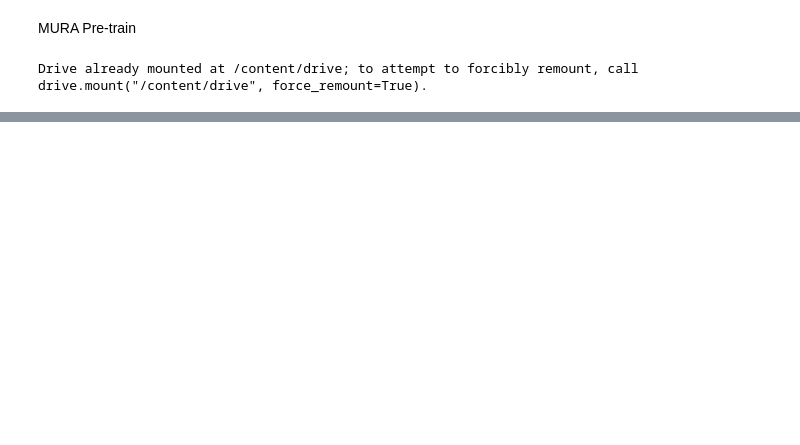
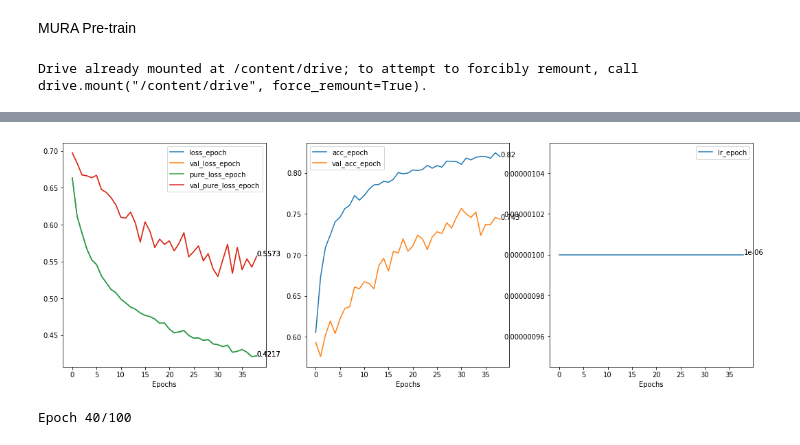
Before and after one commit to vladyorsh/bak, a Jupyter notebook: ra2.ipynb, the cells around one changed output, grey strips where cells are left out. Cells and saved outputs as stored; diff of their text form; code cells hidden in the pictures; blank space fills up the shorter version.

```diff
--- a/ra2.ipynb
+++ b/ra2.ipynb
@@ -563,0 +15,5 @@ hand_model_history = hand_model.fit_generator(
+# %%
+#@title Paths definition
+data_folder='/content/drive/My Drive/Work/ML/RA2/mura_pretrain/data/'
+checkpoints_foler='/content/drive/My Drive/Work/ML/RA2/mura_pretrain/model_checkpoints/'
+saved_models_folder='/content/drive/My Drive/Work/ML/RA2/mura_pretrain/saved_models/'
@@ -563,0 +599,14 @@ hand_model_history = hand_model.fit_generator(
+# %%
+#@title Define plotter monitors
+
+monitors = [
+    #Loss monitors
+    Monitor(scope='epoch', monitors = ['loss', 'val_loss', 'pure_loss', 'val_pure_loss']),
+
+    #Accuracy monitors
+    Monitor(scope='epoch', monitors = ['acc', 'val_acc'], precision=3),
+    Monitor(scope='epoch', monitors = ['kappa', 'val_kappa'], precision=3),
+
+    #lr monitor
+    Monitor(scope='epoch', monitors = ['lr'], log_scale=False, precision=7), #lr represents custom metric defined to watch the learning rate
+]
@@ -563,0 +823,2 @@ hand_model_history = hand_model.fit_generator(
+# %%
+histories = {}
@@ -563,0 +855,26 @@ hand_model_history = hand_model.fit_generator(
+# %%
+#Launch primary model training
+
+batch_size = 32 #Decrease in case of memory issues
+
+val_batch_size = hand_valid_labels.shape[0]
+validation_steps= hand_valid_labels.shape[0] // val_batch_size #Validate on full set
+
+epochs = 100 + epoch_counter.epoch #For multiple launches
+
+hand_model_history = hand_model.fit_generator(
+    datagen.flow(hand_train, hand_train_labels, batch_size=batch_size, shuffle=True),
+    validation_data=datagen.flow(hand_valid, hand_valid_labels, batch_size=val_batch_size, shuffle=False),
+    validation_steps=validation_steps,
+    class_weight=class_weight,
+    epochs=epochs,
+    callbacks=callbacks,
+    initial_epoch=epoch_counter.epoch,
+    steps_per_epoch=np.ceil(hand_train_labels.shape[0] / batch_size),
+    verbose=2
+)
+
+histories[epoch_counter.epoch]=hand_model_history
+# %% [output]
+[figure, added]
+Epoch 40/100
```
Also changed, not shown: parts of 39 cells of this notebook.
